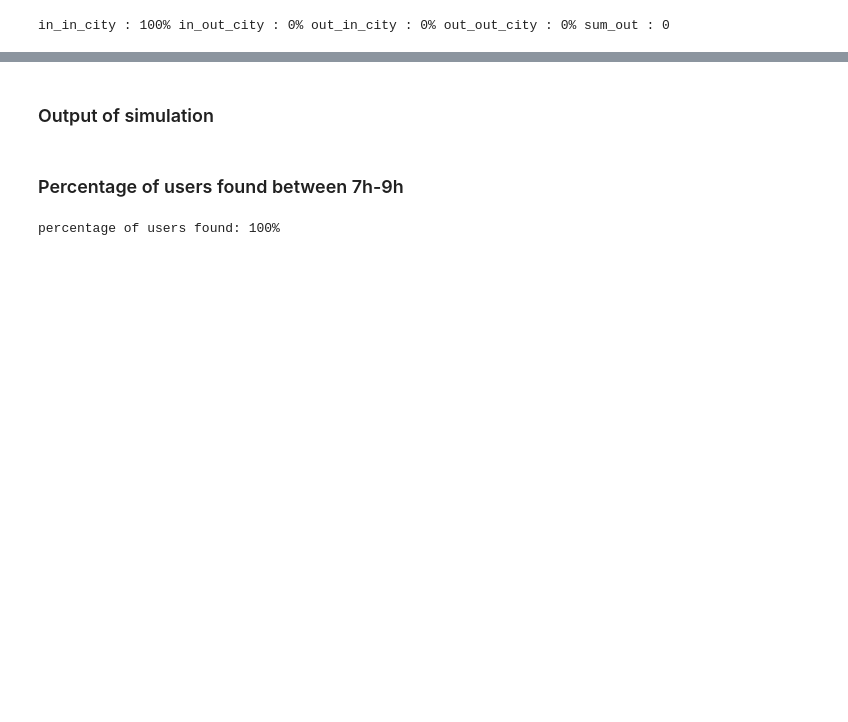
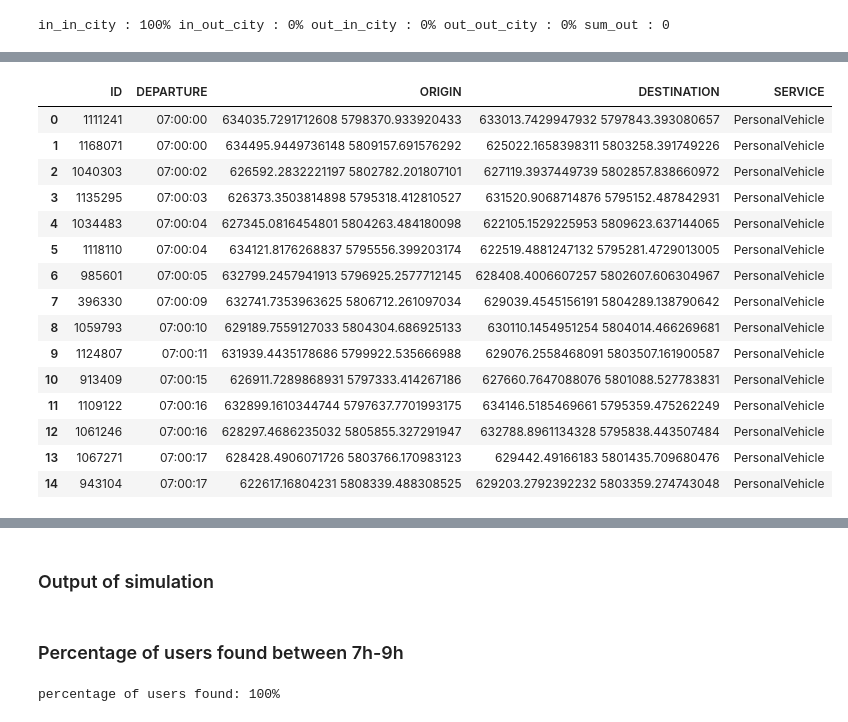
Before and after one commit to Xinyun77/stage_4A, a Jupyter notebook: Test_missingUsers.ipynb, the cells around one changed output, grey strips where cells are left out. Drawn from its saved outputs; the diff is of its cells as text; code cells hidden in the pictures; blank space fills up the shorter version.

```diff
--- a/Test_missingUsers.ipynb
+++ b/Test_missingUsers.ipynb
@@ -288,0 +272,20 @@ test_all_in
+# %%
+test = pd.read_csv(os.getcwd() + "/INPUTS/test.csv", delimiter = ';')
+test
+# %% [output]
+|  | ID | DEPARTURE | ORIGIN | DESTINATION | SERVICE |
+| 0 | 1111241 | 07:00:00 | 634035.7291712608 5798370.933920433 | 633013.7429947932 5797843.393080657 | PersonalVehicle |
+| 1 | 1168071 | 07:00:00 | 634495.9449736148 5809157.691576292 | 625022.1658398311 5803258.391749226 | PersonalVehicle |
+| 2 | 1040303 | 07:00:02 | 626592.2832221197 5802782.201807101 | 627119.3937449739 5802857.838660972 | PersonalVehicle |
+| 3 | 1135295 | 07:00:03 | 626373.3503814898 5795318.412810527 | 631520.9068714876 5795152.487842931 | PersonalVehicle |
+| 4 | 1034483 | 07:00:04 | 627345.0816454801 5804263.484180098 | 622105.1529225953 5809623.637144065 | PersonalVehicle |
+| 5 | 1118110 | 07:00:04 | 634121.8176268837 5795556.399203174 | 622519.4881247132 5795281.4729013005 | PersonalVehicle |
+| 6 | 985601 | 07:00:05 | 632799.2457941913 5796925.2577712145 | 628408.4006607257 5802607.606304967 | PersonalVehicle |
+| 7 | 396330 | 07:00:09 | 632741.7353963625 5806712.261097034 | 629039.4545156191 5804289.138790642 | PersonalVehicle |
+| 8 | 1059793 | 07:00:10 | 629189.7559127033 5804304.686925133 | 630110.1454951254 5804014.466269681 | PersonalVehicle |
+| 9 | 1124807 | 07:00:11 | 631939.4435178686 5799922.535666988 | 629076.2558468091 5803507.161900587 | PersonalVehicle |
+| 10 | 913409 | 07:00:15 | 626911.7289868931 5797333.414267186 | 627660.7647088076 5801088.527783831 | PersonalVehicle |
+| 11 | 1109122 | 07:00:16 | 632899.1610344744 5797637.7701993175 | 634146.5185469661 5795359.475262249 | PersonalVehicle |
+| 12 | 1061246 | 07:00:16 | 628297.4686235032 5805855.327291947 | 632788.8961134328 5795838.443507484 | PersonalVehicle |
+| 13 | 1067271 | 07:00:17 | 628428.4906071726 5803766.170983123 | 629442.49166183 5801435.709680476 | PersonalVehicle |
+| 14 | 943104 | 07:00:17 | 622617.16804231 5808339.488308525 | 629203.2792392232 5803359.274743048 | PersonalVehicle |
```
Also changed, not shown: parts of 46 cells of this notebook.
